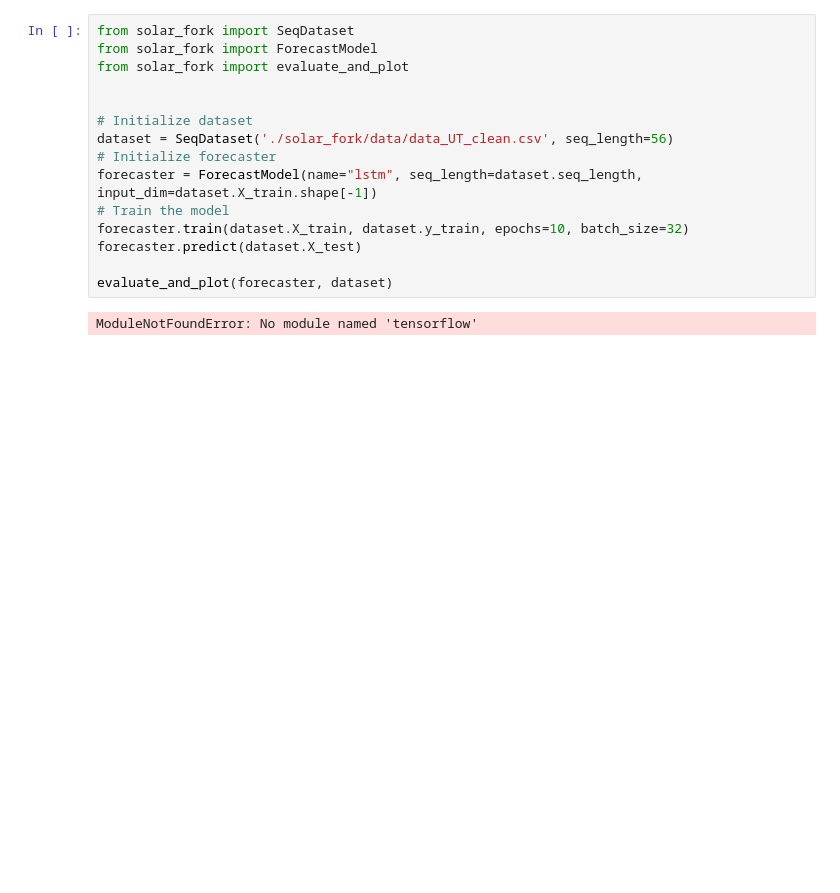
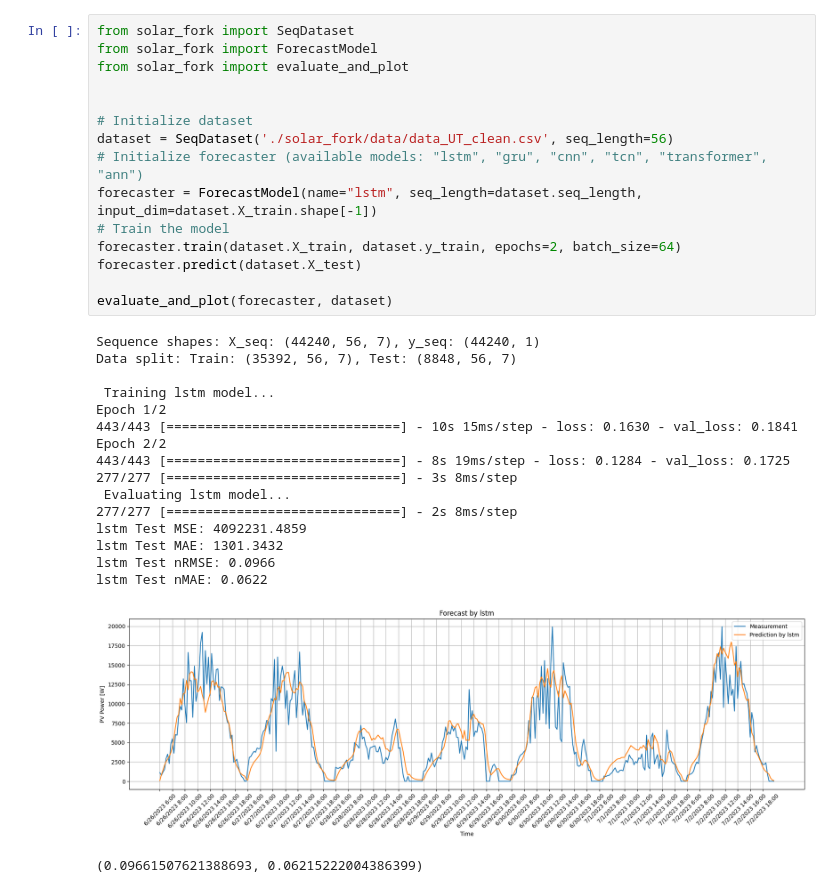
Before and after one commit to ES-Lab/Solar-Fork, a Jupyter notebook: main.ipynb, the cells around one changed output. Saved outputs shown, nothing was run; the diff lists cells and outputs as text; blank space fills up the shorter version.

```diff
--- a/main.ipynb
+++ b/main.ipynb
@@ -1,17 +1,33 @@
 # %%
 from solar_fork import SeqDataset
 from solar_fork import ForecastModel
 from solar_fork import evaluate_and_plot
 
 
 # Initialize dataset
 dataset = SeqDataset('./solar_fork/data/data_UT_clean.csv', seq_length=56)
-# Initialize forecaster
+# Initialize forecaster (available models: "lstm", "gru", "cnn", "tcn", "transformer", "ann")
 forecaster = ForecastModel(name="lstm", seq_length=dataset.seq_length, input_dim=dataset.X_train.shape[-1])
 # Train the model
-forecaster.train(dataset.X_train, dataset.y_train, epochs=10, batch_size=32)
+forecaster.train(dataset.X_train, dataset.y_train, epochs=2, batch_size=64)
 forecaster.predict(dataset.X_test)
 
 evaluate_and_plot(forecaster, dataset)
 # %% [output]
-ModuleNotFoundError: No module named 'tensorflow'
+Sequence shapes: X_seq: (44240, 56, 7), y_seq: (44240, 1)
+Data split: Train: (35392, 56, 7), Test: (8848, 56, 7)
+
+ Training lstm model...
+Epoch 1/2
+443/443 [==============================] - 10s 15ms/step - loss: 0.1630 - val_loss: 0.1841
+Epoch 2/2
+443/443 [==============================] - 8s 19ms/step - loss: 0.1284 - val_loss: 0.1725
+277/277 [==============================] - 3s 8ms/step
+ Evaluating lstm model...
+277/277 [==============================] - 2s 8ms/step
+lstm Test MSE: 4092231.4859
+lstm Test MAE: 1301.3432
+lstm Test nRMSE: 0.0966
+lstm Test nMAE: 0.0622
+[figure, added]
+(0.09661507621388693, 0.06215222004386399)
```
Also changed, not shown: 1 other file.
